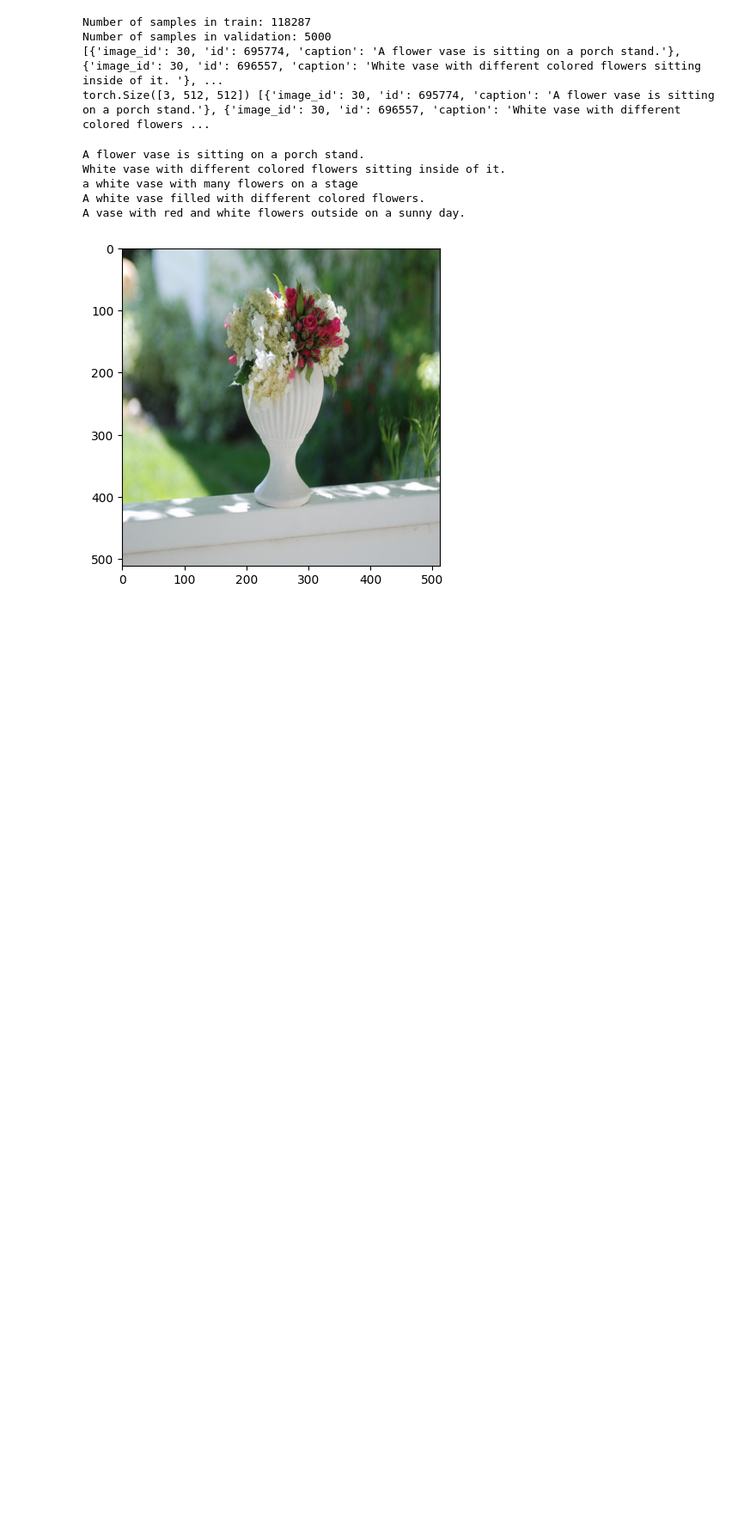
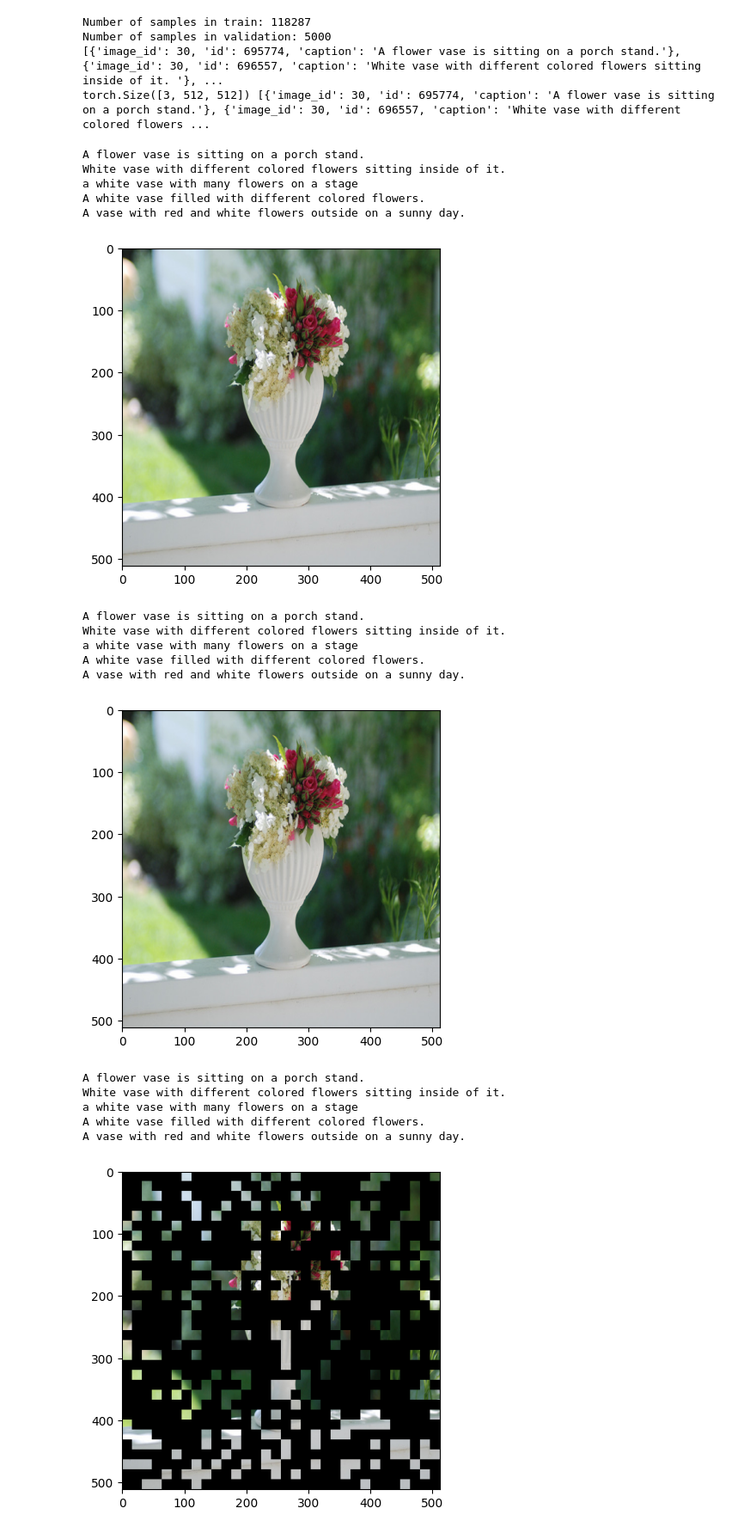
Before and after one commit to roloza7/dl-final-sp2024, a Jupyter notebook: coco/coco_loader.ipynb, the cells around one changed output. Shown at 86% size. Saved outputs shown, nothing was run; the diff lists cells and outputs as text; code cells hidden in the pictures; blank space fills up the shorter version.

Commit message:
image noising

```diff
--- a/coco/coco_loader.ipynb
+++ b/coco/coco_loader.ipynb
@@ -90,3 +92,22 @@ A vase with red and white flowers outside on a sunny day.
 # %%
 train_loader = DataLoader(coco_train, batch_size=16, shuffle=True)
 val_loader = DataLoader(coco_val, batch_size=16, shuffle=False)
+# %%
+def mask_image(image_tensor, patch_size, masking_ratio=0.75):
+    """
+    Randomly masks the given percentage of image patches, returning the masked image and mask
+    """
+    C, H, W = image_tensor.shape
+    assert H % patch_size == 0 and W % patch_size == 0, "Image dimensions must be divisible by the patch size."
+
+    num_patches = (H // patch_size) * (W // patch_size)
+    num_masked_patches = int(num_patches * masking_ratio)
+    patch_indices = torch.randperm(num_patches)[:num_masked_patches]
+    mask = torch.ones((C, H, W))
+
+    for idx in patch_indices:
+        row = (idx // (W // patch_size)) * patch_size
+        col = (idx % (W // patch_size)) * patch_size
+        mask[:, row:row+patch_size, col:col+patch_size] = 0
+    masked_image = image_tensor * mask
+    return masked_image, mask
@@ -92,0 +137,17 @@ val_loader = DataLoader(coco_val, batch_size=16, shuffle=False)
+# %%
+show_image(img, target)
+noised_img, mask = mask_image(patch_size=16, image_tensor=img)
+show_image(noised_img, target)
+# %% [output]
+A flower vase is sitting on a porch stand.
+White vase with different colored flowers sitting inside of it.
+a white vase with many flowers on a stage
+A white vase filled with different colored flowers.
+A vase with red and white flowers outside on a sunny day.
+[figure, added]
+A flower vase is sitting on a porch stand.
+White vase with different colored flowers sitting inside of it.
+a white vase with many flowers on a stage
+A white vase filled with different colored flowers.
+A vase with red and white flowers outside on a sunny day.
+[figure, added]
```
Also changed, not shown: parts of 4 cells of this notebook.
